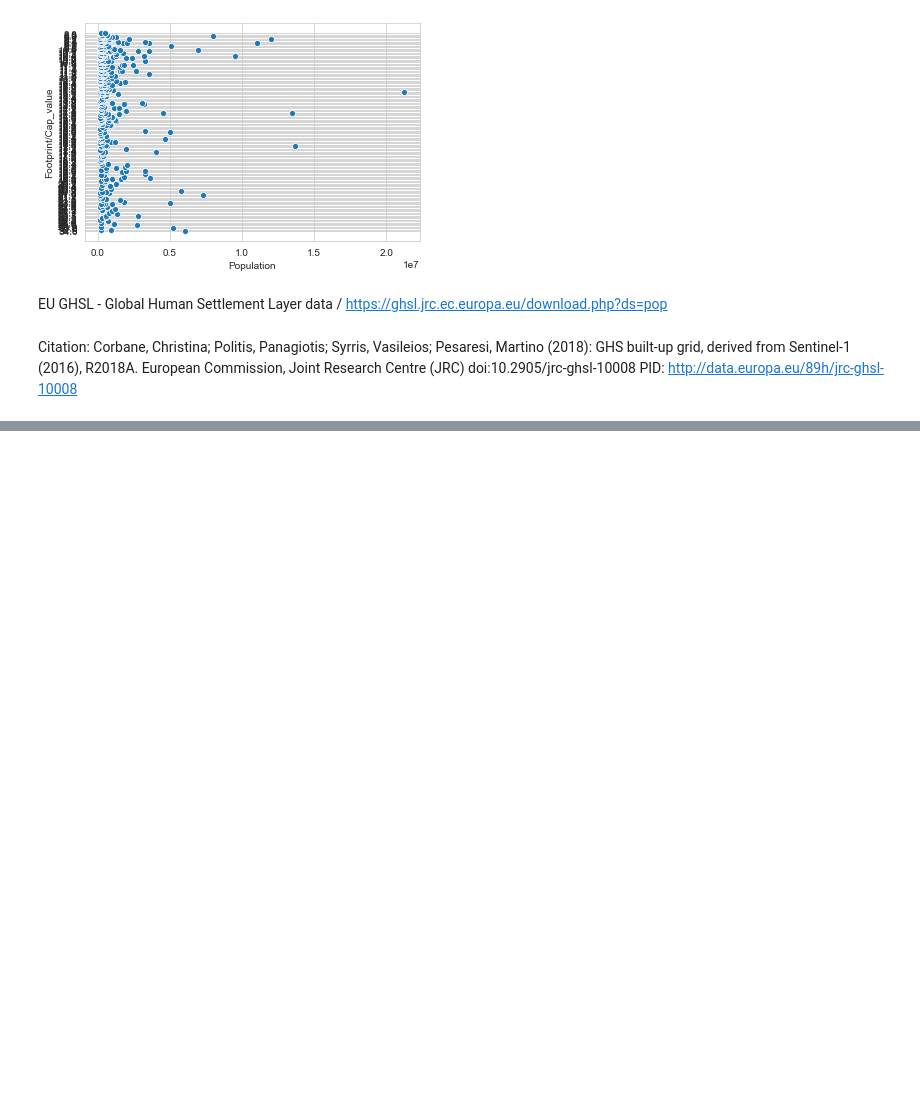
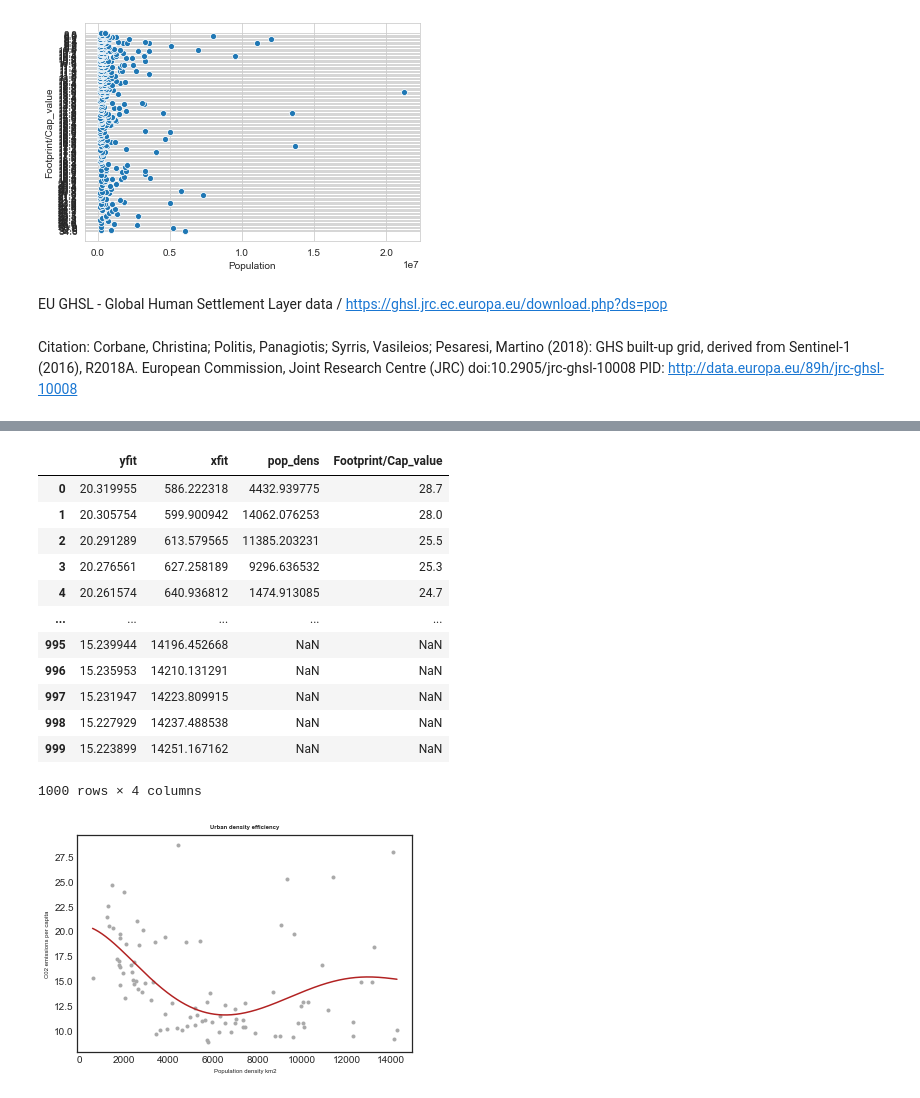
Before and after one commit to 107SBakst/107SBakst.github.io, a Jupyter notebook: Python/Project_chart1.ipynb, the cells around one changed output, grey strips where cells are left out. Saved outputs shown, nothing was run; the diff lists cells and outputs as text; code cells hidden in the pictures; blank space fills up the shorter version.

```diff
--- a/Python/Project_chart1.ipynb
+++ b/Python/Project_chart1.ipynb
@@ -112,0 +83,42 @@ plt.xlim(-5,15000)
+# %%
+from sklearn.preprocessing import PolynomialFeatures
+from sklearn.pipeline import make_pipeline
+from sklearn.linear_model import LinearRegression
+data = mfdf[['pop_dens', 'Footprint/Cap_value', 'Population']].dropna()
+data = data[data['Population'] > 500000]
+x = data['pop_dens'][data['pop_dens'] < 15000]
+y = data['Footprint/Cap_value'][data['pop_dens'] < 15000]
+
+
+poly_model = make_pipeline(PolynomialFeatures(5),
+                           LinearRegression())
+poly_model.fit(x[:, np.newaxis], y)
+xfit = np.linspace(min(x), max(x), 1000)
+chart_fit = pd.DataFrame(data=poly_model.predict(xfit[:, np.newaxis]), columns = ['yfit'])
+chart_fit['xfit'] = xfit
+yfit = chart_fit['yfit']
+plt.style.use('seaborn-white')
+plt.scatter(x, y, color='darkgrey', marker='.')
+plt.plot(xfit, yfit ,color='firebrick')
+plt.xlabel('Population density km2', size=6)
+plt.ylabel('C02 emissions per capita', size=6)
+plt.title('Urban density efficiency', size=6, weight='bold')
+
+chart_fit = chart_fit.join(x)
+chart_fit = chart_fit.join(y)
+chart_fit
+# %% [output]
+|  | yfit | xfit | pop_dens | Footprint/Cap_value |
+| 0 | 20.319955 | 586.222318 | 4432.939775 | 28.7 |
+| 1 | 20.305754 | 599.900942 | 14062.076253 | 28.0 |
+| 2 | 20.291289 | 613.579565 | 11385.203231 | 25.5 |
+| 3 | 20.276561 | 627.258189 | 9296.636532 | 25.3 |
+| 4 | 20.261574 | 640.936812 | 1474.913085 | 24.7 |
+| ... | ... | ... | ... | ... |
+| 995 | 15.239944 | 14196.452668 | NaN | NaN |
+| 996 | 15.235953 | 14210.131291 | NaN | NaN |
+| 997 | 15.231947 | 14223.809915 | NaN | NaN |
+| 998 | 15.227929 | 14237.488538 | NaN | NaN |
+| 999 | 15.223899 | 14251.167162 | NaN | NaN |
+1000 rows × 4 columns
+[figure, added]
```
Also changed, not shown: parts of 5 cells of this notebook.
